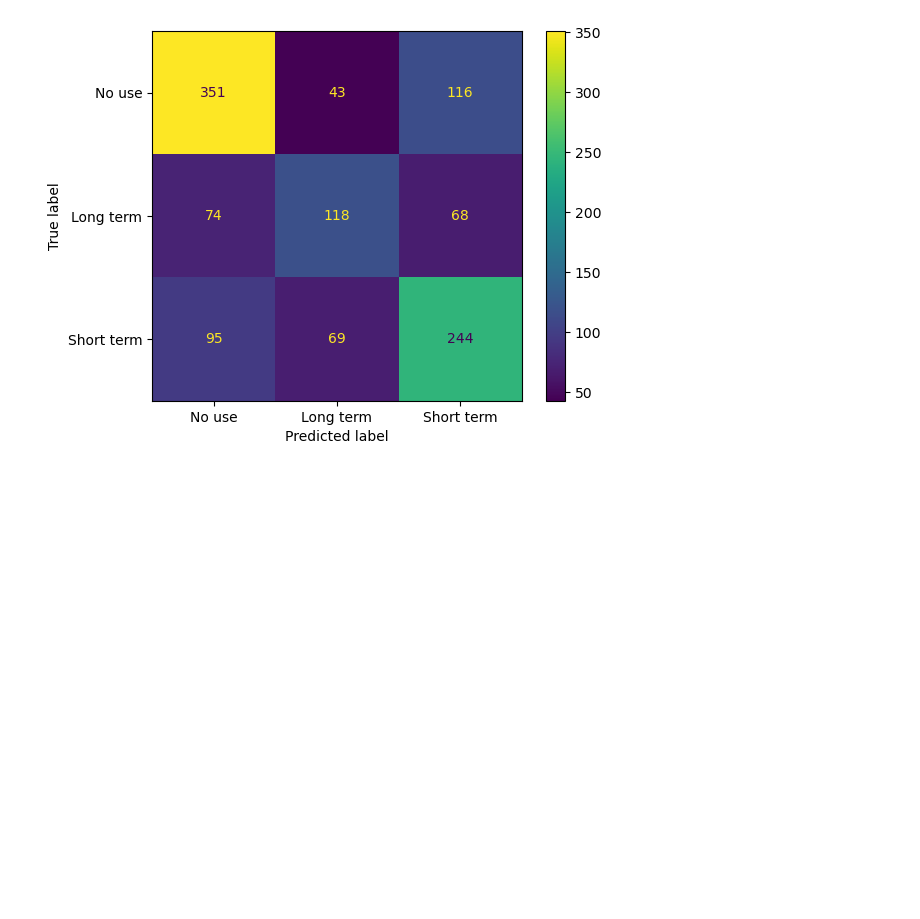
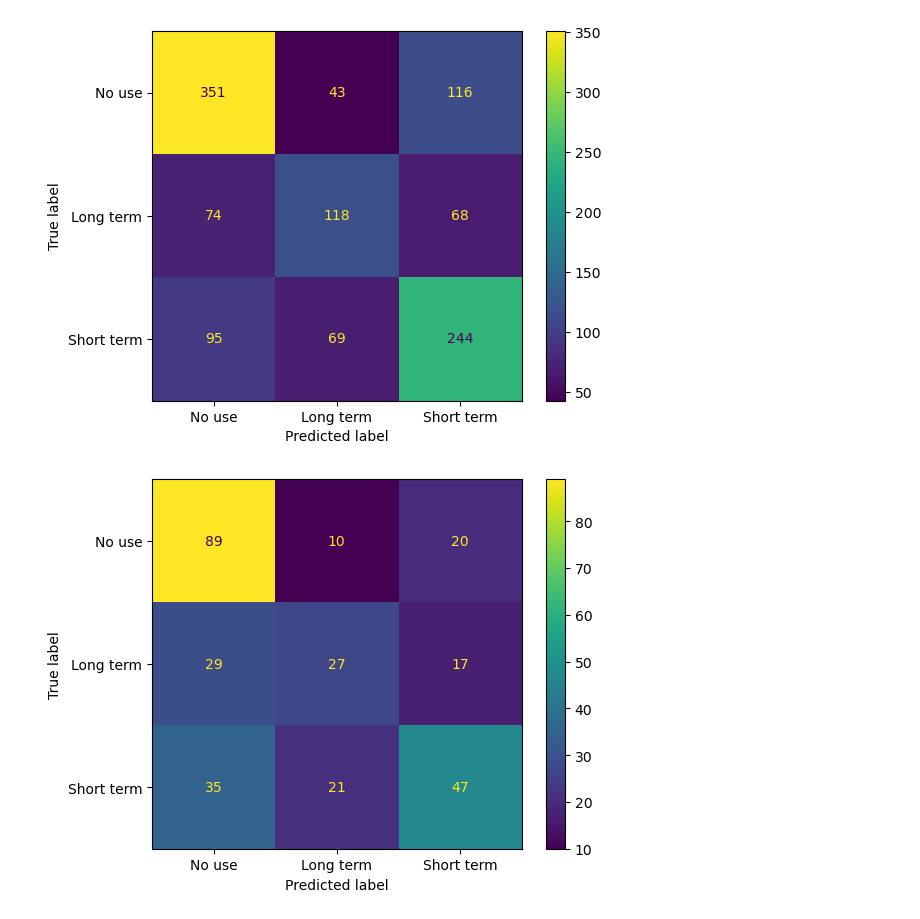
Before and after one commit to qurat-azim/contraceptive_methods_analysis, a Jupyter notebook: src/ML_models.ipynb, the cells around one changed output. Saved outputs shown, nothing was run; the diff lists cells and outputs as text; code cells hidden in the pictures; blank space fills up the shorter version.

```diff
--- a/src/ML_models.ipynb
+++ b/src/ML_models.ipynb
@@ -505,3 +509,9 @@ cm = ConfusionMatrixDisplay.from_estimator(
 )
 # %% [output]
 [figure]
+# %%
+cm = ConfusionMatrixDisplay.from_estimator(
+    random_search.best_estimator_, X_test, y_test, values_format="d", display_labels=["No use", "Long term", "Short term"]
+)
+# %% [output]
+[figure, added]
```
Also changed, not shown: parts of 9 cells of this notebook.
